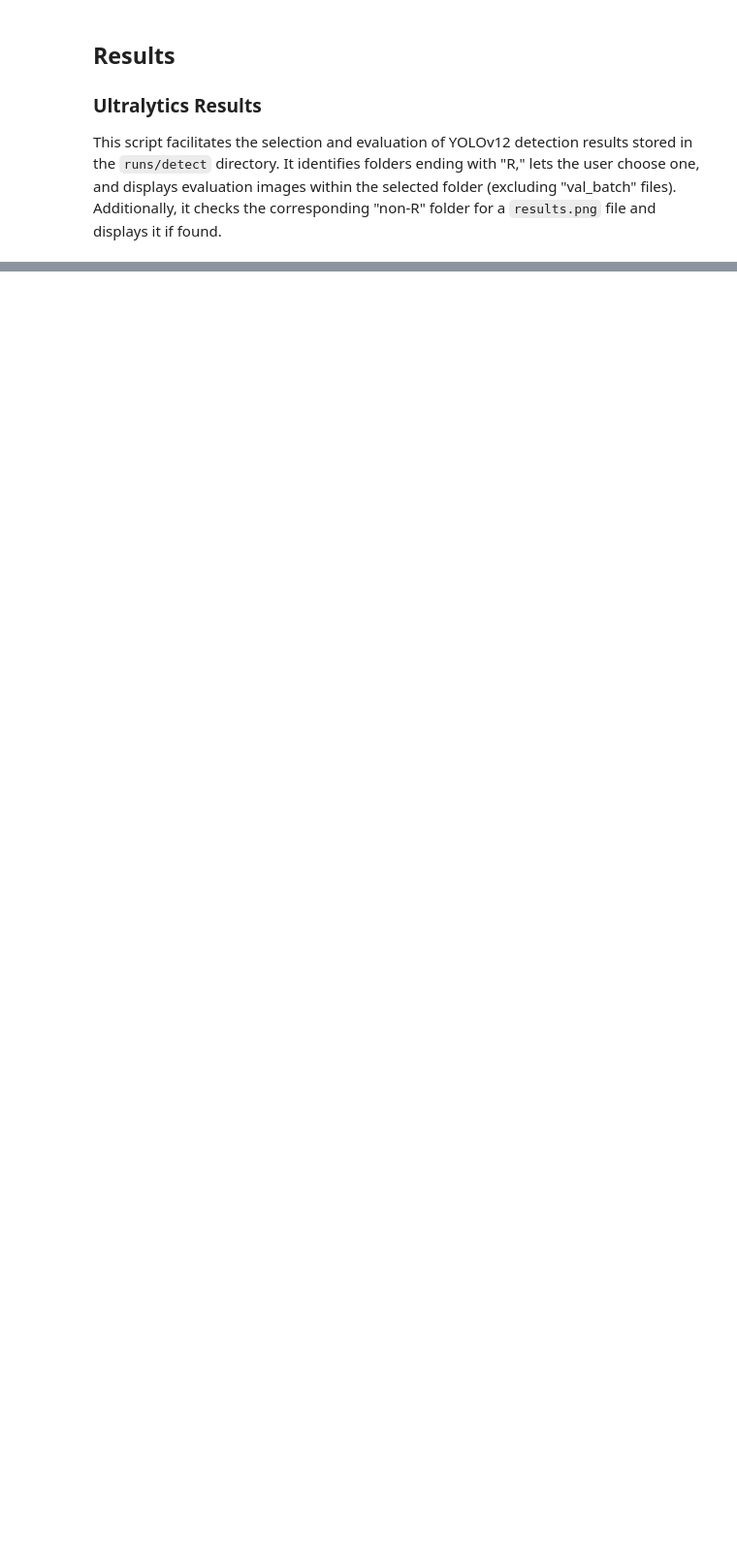
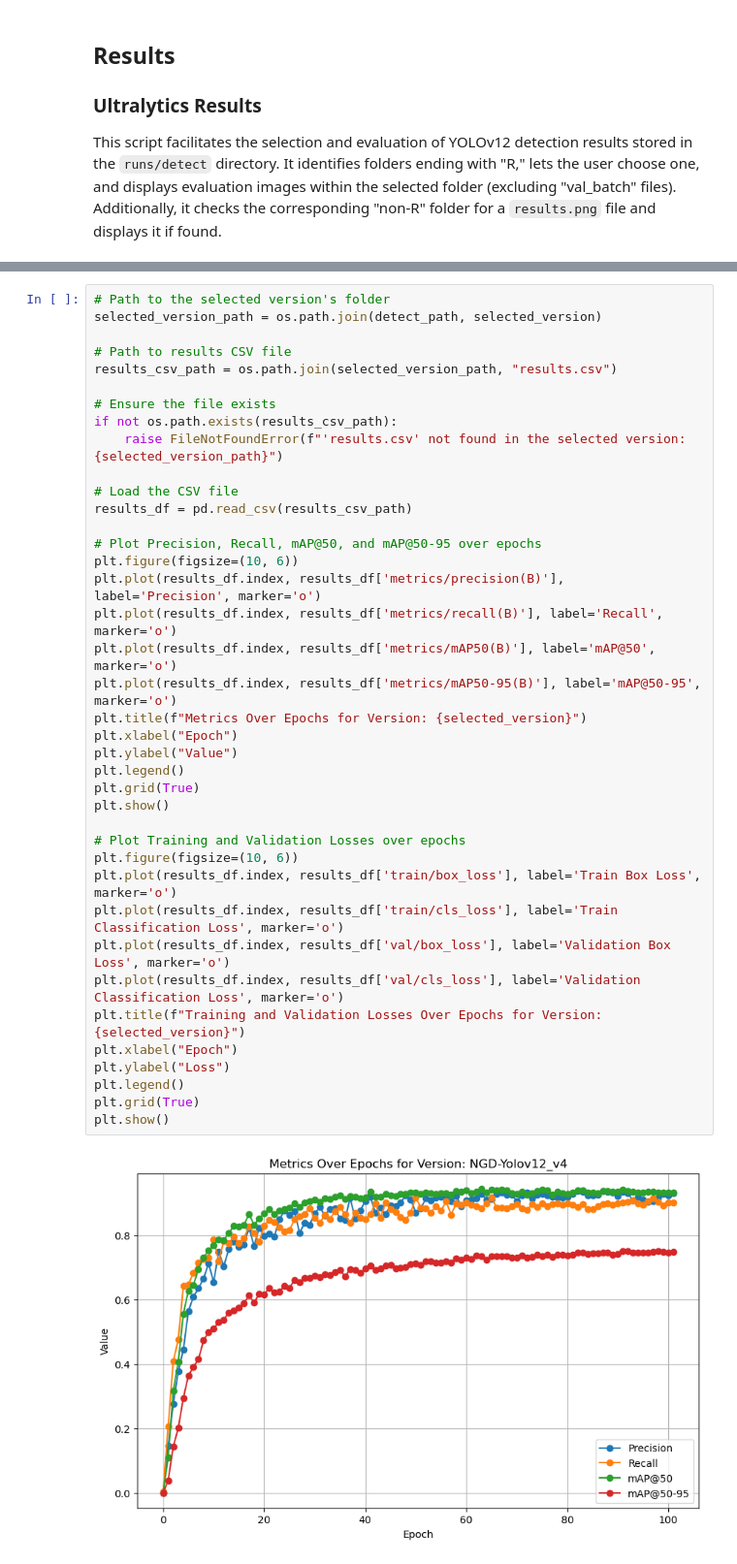
Before and after one commit to AFLucas-UOM/Accurate-Name-Extraction, a Jupyter notebook: 3. Yolo Training/Yolov12.ipynb, the cells around one changed output, grey strips where cells are left out. Shown at 97% size. Cells and saved outputs as stored; diff of their text form; blank space fills up the shorter version.

```diff
--- a/3. Yolo Training/Yolov12.ipynb
+++ b/3. Yolo Training/Yolov12.ipynb
@@ -347,0 +533,41 @@ else:
+# %%
+# Path to the selected version's folder
+selected_version_path = os.path.join(detect_path, selected_version)
+
+# Path to results CSV file
+results_csv_path = os.path.join(selected_version_path, "results.csv")
+
+# Ensure the file exists
+if not os.path.exists(results_csv_path):
+    raise FileNotFoundError(f"'results.csv' not found in the selected version: {selected_version_path}")
+
+# Load the CSV file
+results_df = pd.read_csv(results_csv_path)
+
+# Plot Precision, Recall, mAP@50, and mAP@50-95 over epochs
+plt.figure(figsize=(10, 6))
+plt.plot(results_df.index, results_df['metrics/precision(B)'], label='Precision', marker='o')
+plt.plot(results_df.index, results_df['metrics/recall(B)'], label='Recall', marker='o')
+plt.plot(results_df.index, results_df['metrics/mAP50(B)'], label='mAP@50', marker='o')
+plt.plot(results_df.index, results_df['metrics/mAP50-95(B)'], label='mAP@50-95', marker='o')
+plt.title(f"Metrics Over Epochs for Version: {selected_version}")
+plt.xlabel("Epoch")
+plt.ylabel("Value")
+plt.legend()
+plt.grid(True)
+plt.show()
+
+# Plot Training and Validation Losses over epochs
+plt.figure(figsize=(10, 6))
+plt.plot(results_df.index, results_df['train/box_loss'], label='Train Box Loss', marker='o')
+plt.plot(results_df.index, results_df['train/cls_loss'], label='Train Classification Loss', marker='o')
+plt.plot(results_df.index, results_df['val/box_loss'], label='Validation Box Loss', marker='o')
+plt.plot(results_df.index, results_df['val/cls_loss'], label='Validation Classification Loss', marker='o')
+plt.title(f"Training and Validation Losses Over Epochs for Version: {selected_version}")
+plt.xlabel("Epoch")
+plt.ylabel("Loss")
+plt.legend()
+plt.grid(True)
+plt.show()
+# %% [output]
+[figure, added]
```
Also changed, not shown: parts of 22 cells of this notebook, 7 other files.
